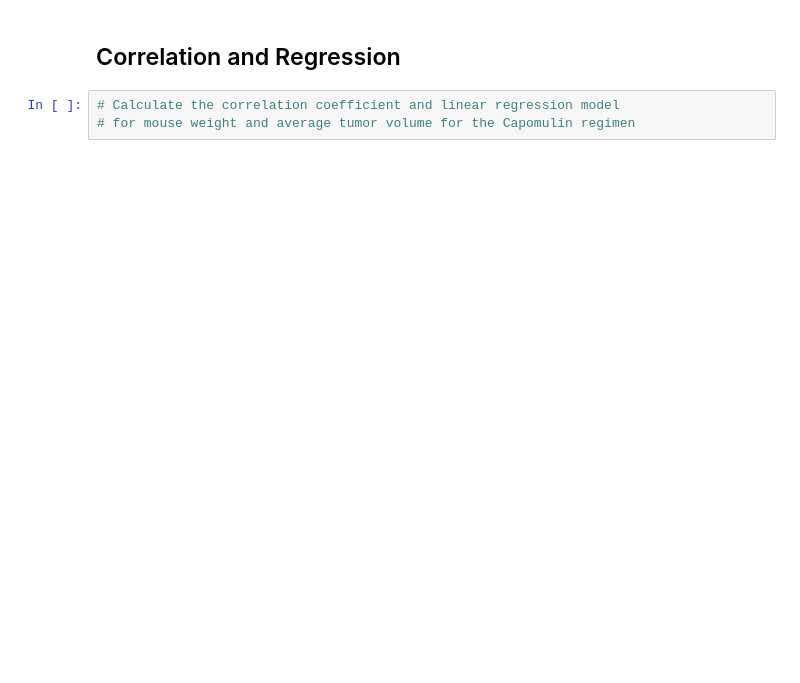
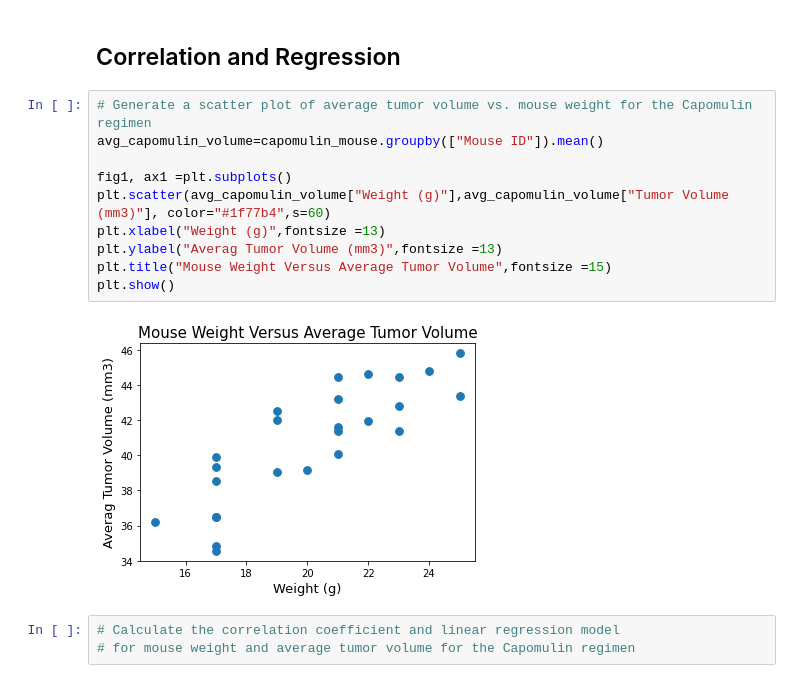
Before and after one commit to nathanunghwan/Pymaceuticals-analysis, a Jupyter notebook: pymaceuticals_starter.ipynb, the cells around one changed output. Drawn from its saved outputs; the diff is of its cells as text; blank space fills up the shorter version.

```diff
--- a/pymaceuticals_starter.ipynb
+++ b/pymaceuticals_starter.ipynb
@@ -270,5 +307,17 @@ Ceftamin, the outliers are: Series([], Name: Tumor Volume (mm3), dtype: float64)
 # %% [markdown]
 ## Correlation and Regression
+# %%
+# Generate a scatter plot of average tumor volume vs. mouse weight for the Capomulin regimen
+avg_capomulin_volume=capomulin_mouse.groupby(["Mouse ID"]).mean()
+
+fig1, ax1 =plt.subplots()
+plt.scatter(avg_capomulin_volume["Weight (g)"],avg_capomulin_volume["Tumor Volume (mm3)"], color="#1f77b4",s=60)
+plt.xlabel("Weight (g)",fontsize =13)
+plt.ylabel("Averag Tumor Volume (mm3)",fontsize =13)
+plt.title("Mouse Weight Versus Average Tumor Volume",fontsize =15)
+plt.show()
+# %% [output]
+[figure, added]
 # %%
 # Calculate the correlation coefficient and linear regression model
 # for mouse weight and average tumor volume for the Capomulin regimen
```
Also changed, not shown: parts of 11 cells of this notebook.
